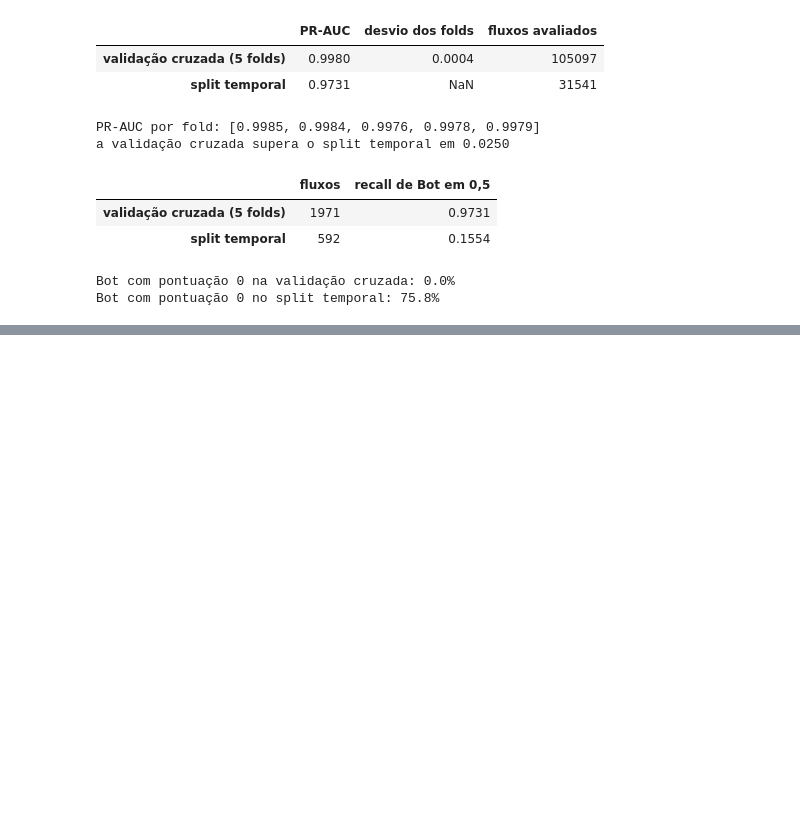
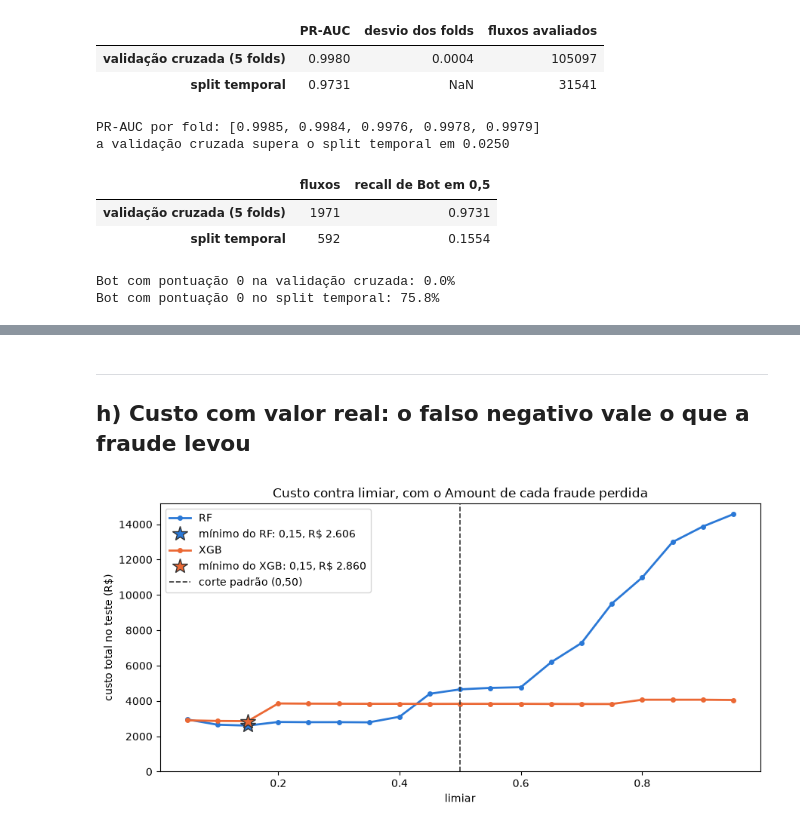
Before and after one commit to phbrandi/pi-ia_cyber, a Jupyter notebook: avaliacao_025bc8.ipynb, the cells around one changed output, grey strips where cells are left out. Cells and saved outputs as stored; diff of their text form; code cells hidden in the pictures; blank space fills up the shorter version.

```diff
--- a/avaliacao_025bc8.ipynb
+++ b/avaliacao_025bc8.ipynb
@@ -551,0 +590,15 @@ A classe difícil mostra o tamanho real do problema. No Roteiro 2, o recall do B
+# %%
+areas, matrizes = {}, {}
+for nome, p in p_cc.items():
+    tn, fp, fn, tp = confusion_matrix(yc_te, (p >= 0.5).astype(int)).ravel()
+    areas[nome] = {'ROC-AUC': roc_auc_score(yc_te, p), 'PR-AUC': average_precision_score(yc_te, p),
+                   'FP em 0,5': fp, 'FN em 0,5': fn,
+                   'precisao em 0,5': tp / (tp + fp), 'recall em 0,5': tp / (tp + fn),
+                   'fraudes com p >= 0,95': int((p[yc_te.values == 1] >= 0.95).sum()),
+                   'legítimas com p >= 0,05': int((p[yc_te.values == 0] >= 0.05).sum())}
+    matrizes[nome] = pd.DataFrame([[tn, fp], [fn, tp]], index=['real legítima', 'real fraude'],
+                                  columns=['prevista legítima', 'prevista fraude'])
+
+display(pd.DataFrame.from_dict(areas, orient='index').round(4))
+display(pd.concat(matrizes, axis=1))
+print(f'acaso: ROC-AUC 0,5 e PR-AUC igual à prevalência do teste, {yc_te.mean():.4f}')
@@ -551,0 +626,30 @@ A classe difícil mostra o tamanho real do problema. No Roteiro 2, o recall do B
+# %% [markdown]
+---
+
+## h) Custo com valor real: o falso negativo vale o que a fraude levou
+# %%
+CUSTO_FP_CC = 5
+cores = {'RF': COR_BENIGN, 'XGB': COR_ATAQUE}
+
+# o falso negativo custa o Amount da própria fraude que passou
+varr = {nome: varrer_limiares(yc_te, p, LIMIARES, custo_fp=CUSTO_FP_CC, custo_fn=cc_te['Amount'])
+        for nome, p in p_cc.items()}
+
+fig, ax = plt.subplots(figsize=(9, 4.5))
+for nome, tab in varr.items():
+    i = tab['custo_total'].idxmin()
+    ax.plot(tab['limiar'], tab['custo_total'], marker='o', markersize=4, color=cores[nome],
+            linewidth=2, label=nome)
+    ax.plot(tab.loc[i, 'limiar'], tab.loc[i, 'custo_total'], marker='*', markersize=15,
+            color=cores[nome], markeredgecolor='0.2', linestyle='none',
+            label=f'mínimo do {nome}: {vg(tab.loc[i, "limiar"])}, R$ {brl(tab.loc[i, "custo_total"])}')
+ax.axvline(0.5, color='0.2', linestyle='--', linewidth=1.2, label='corte padrão (0,50)')
+ax.set_ylim(0, None)
+ax.set_xlabel('limiar')
+ax.set_ylabel('custo total no teste (R$)')
+ax.set_title('Custo contra limiar, com o Amount de cada fraude perdida')
+ax.legend()
+plt.tight_layout()
+plt.show()
+# %% [output]
+[figure, added]
```
Also changed, not shown: parts of 21 cells of this notebook, 3 other files.
